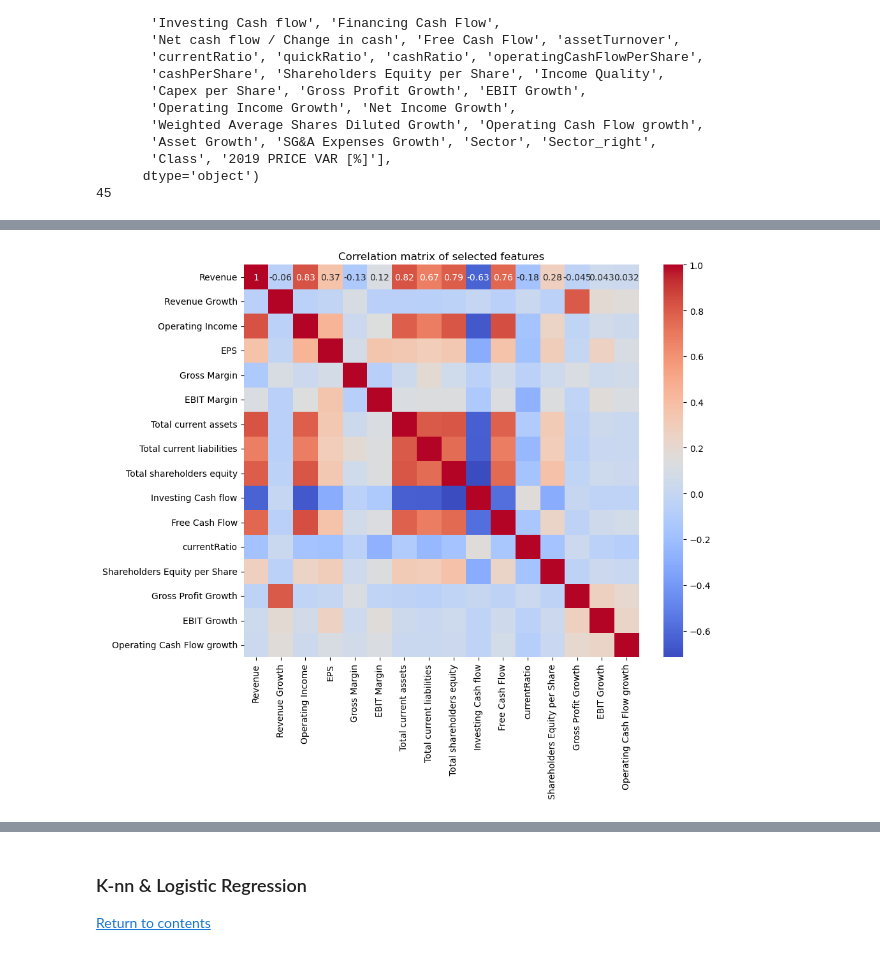
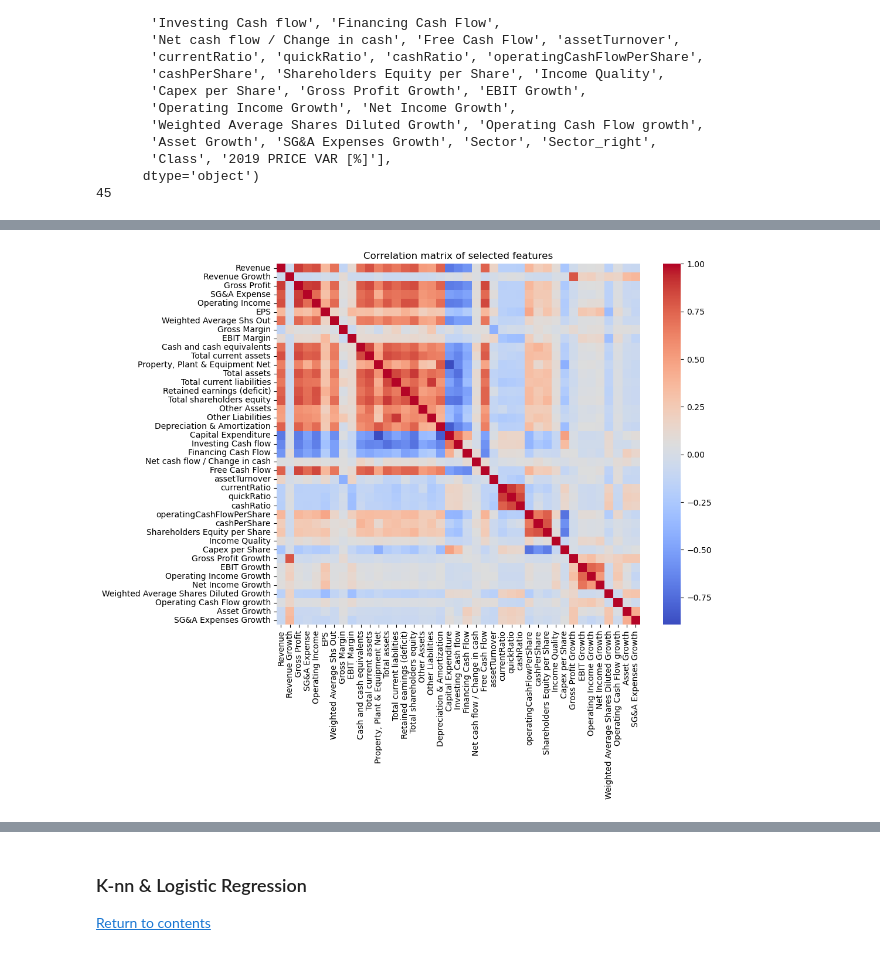
Before and after one commit to hamzehbhamdan/AC209a-Project, a Jupyter notebook: financial_indicators_project.ipynb, the cells around one changed output, grey strips where cells are left out. Cells and saved outputs as stored; diff of their text form; code cells hidden in the pictures.

```diff
--- a/financial_indicators_project.ipynb
+++ b/financial_indicators_project.ipynb
@@ -693,13 +665,14 @@ plt.show()
 # %%
-features = ['Revenue', 'Revenue Growth', 'Operating Income', 'EPS', 'Gross Margin', 'EBIT Margin', 'Total current assets', 'Total current liabilities', 'Total shareholders equity', 'Investing Cash flow', 'Free Cash Flow', 'currentRatio', 'Shareholders Equity per Share', 'Gross Profit Growth', 'EBIT Growth', 'Operating Cash Flow growth']
+#features = ['Revenue', 'Revenue Growth', 'Operating Income', 'EPS', 'Gross Margin', 'EBIT Margin', 'Total current assets', 'Total current liabilities', 'Total shareholders equity', 'Investing Cash flow', 'Free Cash Flow', 'currentRatio', 'Shareholders Equity per Share', 'Gross Profit Growth', 'EBIT Growth', 'Operating Cash Flow growth']
+features = [col for col in df_out.columns if col not in ['Sector', 'Sector_right', 'Class', '2019 PRICE VAR [%]']]
 # %%
 correlation_matrix = df_out[features].corr()
 plt.figure(figsize=(10, 8))
-sns.heatmap(correlation_matrix, annot=True, cmap='coolwarm')
+sns.heatmap(correlation_matrix, annot=False, cmap='coolwarm')
 plt.title('Correlation matrix of selected features')
 plt.show()
 # %% [output]
-[figure, old version]
+[figure, new version]
 # %%
 selected_features_df = df_out[features]
 selected_features_df.head()
```
Also changed, not shown: parts of 30 cells of this notebook.
